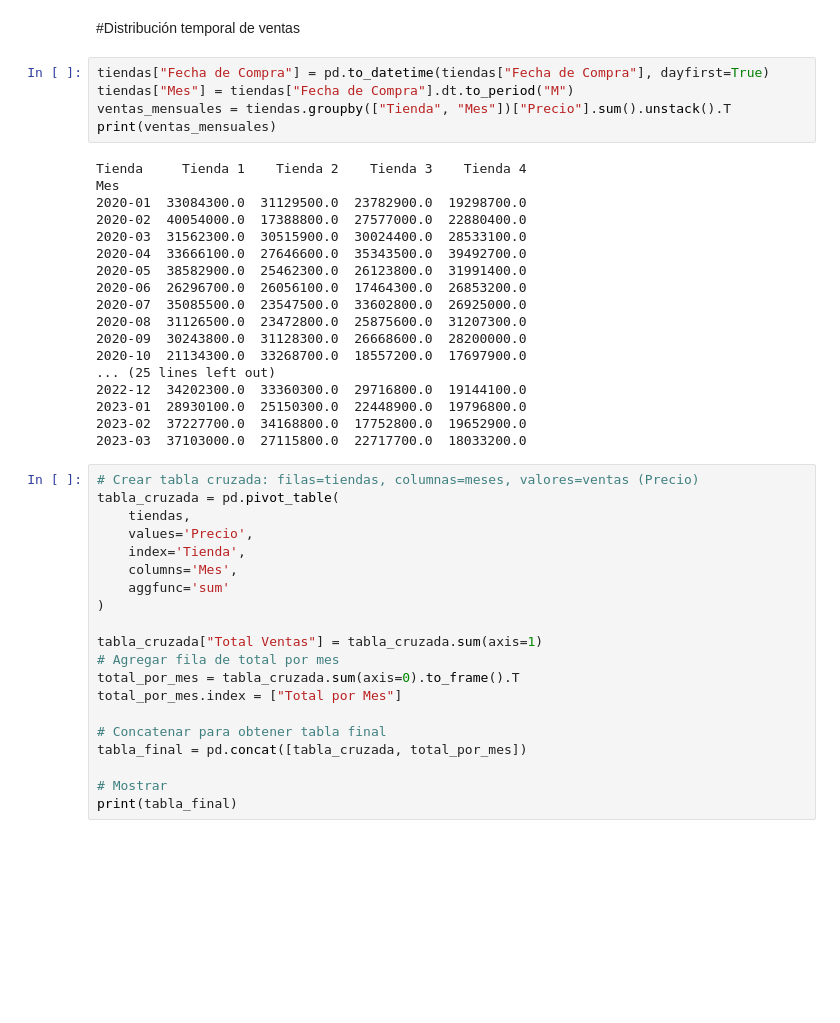
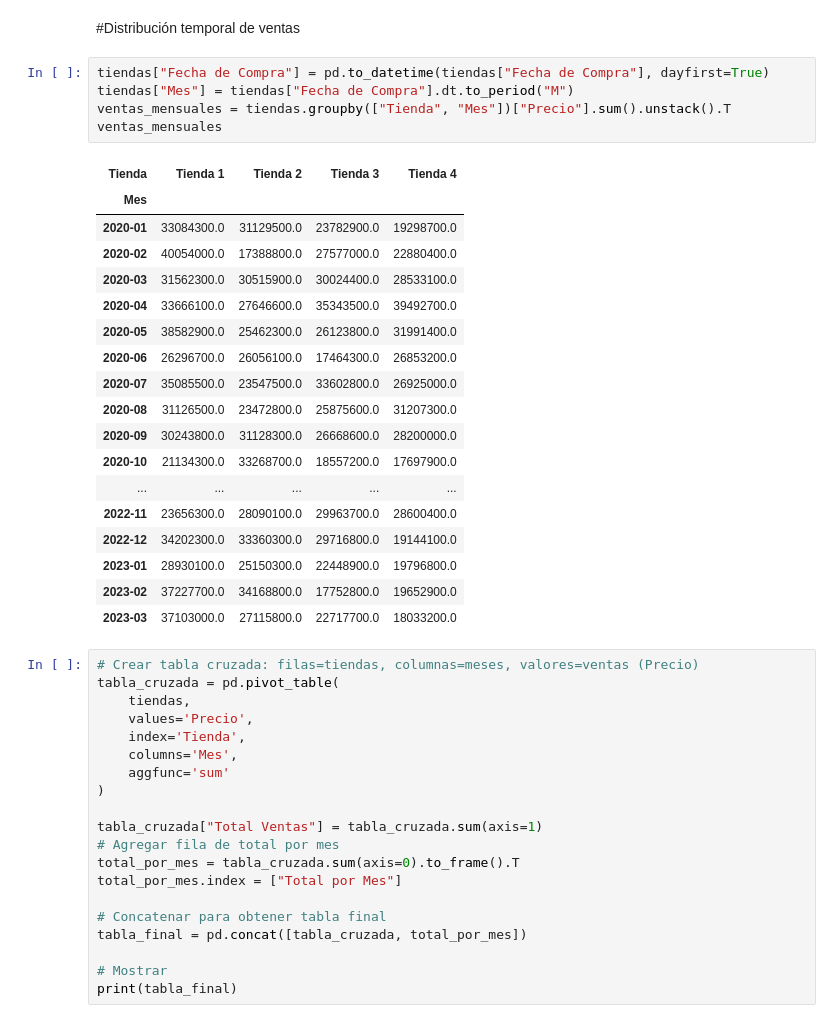
Before and after one commit to cluis0/ALURA-CHALLENGE-ALURASTORE, a Jupyter notebook: AluraStoreLatam.ipynb, the cells around one changed output. Drawn from its saved outputs; the diff is of its cells as text; blank space fills up the shorter version.

```diff
--- a/AluraStoreLatam.ipynb
+++ b/AluraStoreLatam.ipynb
@@ -701,26 +770,27 @@ Ventas Totales con cuotas > 1
 # %%
 tiendas["Fecha de Compra"] = pd.to_datetime(tiendas["Fecha de Compra"], dayfirst=True)
 tiendas["Mes"] = tiendas["Fecha de Compra"].dt.to_period("M")
 ventas_mensuales = tiendas.groupby(["Tienda", "Mes"])["Precio"].sum().unstack().T
-print(ventas_mensuales)
+ventas_mensuales
 # %% [output]
-Tienda     Tienda 1    Tienda 2    Tienda 3    Tienda 4
-Mes
-2020-01  33084300.0  31129500.0  23782900.0  19298700.0
-2020-02  40054000.0  17388800.0  27577000.0  22880400.0
-2020-03  31562300.0  30515900.0  30024400.0  28533100.0
-2020-04  33666100.0  27646600.0  35343500.0  39492700.0
-2020-05  38582900.0  25462300.0  26123800.0  31991400.0
-2020-06  26296700.0  26056100.0  17464300.0  26853200.0
-2020-07  35085500.0  23547500.0  33602800.0  26925000.0
-2020-08  31126500.0  23472800.0  25875600.0  31207300.0
-2020-09  30243800.0  31128300.0  26668600.0  28200000.0
-2020-10  21134300.0  33268700.0  18557200.0  17697900.0
-... (25 lines left out)
-2022-12  34202300.0  33360300.0  29716800.0  19144100.0
-2023-01  28930100.0  25150300.0  22448900.0  19796800.0
-2023-02  37227700.0  34168800.0  17752800.0  19652900.0
-2023-03  37103000.0  27115800.0  22717700.0  18033200.0
+| Tienda | Tienda 1 | Tienda 2 | Tienda 3 | Tienda 4 |
+| Mes |  |  |  |  |
+| 2020-01 | 33084300.0 | 31129500.0 | 23782900.0 | 19298700.0 |
+| 2020-02 | 40054000.0 | 17388800.0 | 27577000.0 | 22880400.0 |
+| 2020-03 | 31562300.0 | 30515900.0 | 30024400.0 | 28533100.0 |
+| 2020-04 | 33666100.0 | 27646600.0 | 35343500.0 | 39492700.0 |
+| 2020-05 | 38582900.0 | 25462300.0 | 26123800.0 | 31991400.0 |
+| 2020-06 | 26296700.0 | 26056100.0 | 17464300.0 | 26853200.0 |
+| 2020-07 | 35085500.0 | 23547500.0 | 33602800.0 | 26925000.0 |
+| 2020-08 | 31126500.0 | 23472800.0 | 25875600.0 | 31207300.0 |
+| 2020-09 | 30243800.0 | 31128300.0 | 26668600.0 | 28200000.0 |
+| 2020-10 | 21134300.0 | 33268700.0 | 18557200.0 | 17697900.0 |
+| ... | ... | ... | ... | ... |
+| 2022-11 | 23656300.0 | 28090100.0 | 29963700.0 | 28600400.0 |
+| 2022-12 | 34202300.0 | 33360300.0 | 29716800.0 | 19144100.0 |
+| 2023-01 | 28930100.0 | 25150300.0 | 22448900.0 | 19796800.0 |
+| 2023-02 | 37227700.0 | 34168800.0 | 17752800.0 | 19652900.0 |
+| 2023-03 | 37103000.0 | 27115800.0 | 22717700.0 | 18033200.0 |
 # %%
 # Crear tabla cruzada: filas=tiendas, columnas=meses, valores=ventas (Precio)
 tabla_cruzada = pd.pivot_table(
```
Also changed, not shown: parts of 5 cells of this notebook.
